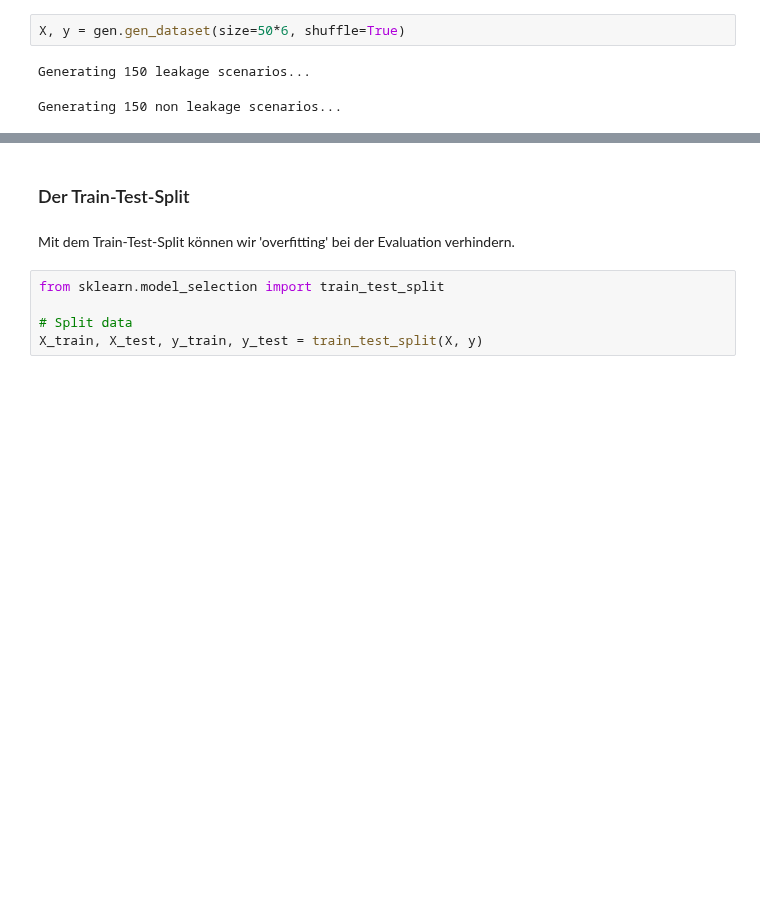
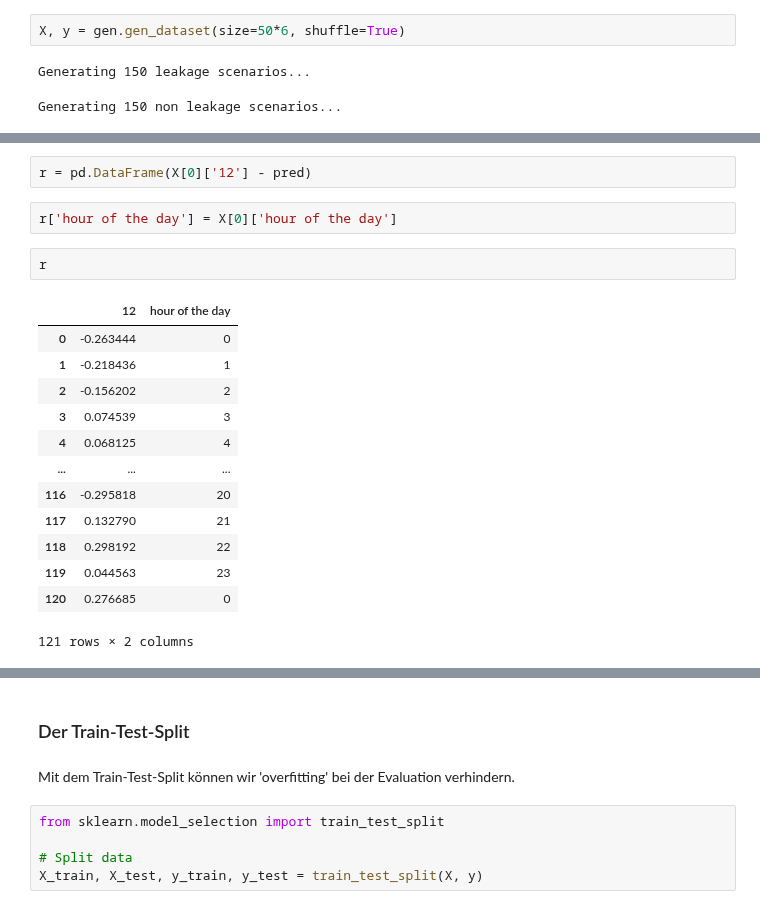
Before and after one commit to JulianBvW/BA-WDN-Leakage-Detection, a Jupyter notebook: LeakageDetection.ipynb, the cells around one changed output, grey strips where cells are left out. Drawn from its saved outputs; the diff is of its cells as text; blank space fills up the shorter version.

```diff
--- a/LeakageDetection.ipynb
+++ b/LeakageDetection.ipynb
@@ -118,0 +155,20 @@ Generating 150 non leakage scenarios...
+# %%
+r = pd.DataFrame(X[0]['12'] - pred)
+# %%
+r['hour of the day'] = X[0]['hour of the day']
+# %%
+r
+# %% [output]
+|  | 12 | hour of the day |
+| 0 | -0.263444 | 0 |
+| 1 | -0.218436 | 1 |
+| 2 | -0.156202 | 2 |
+| 3 | 0.074539 | 3 |
+| 4 | 0.068125 | 4 |
+| ... | ... | ... |
+| 116 | -0.295818 | 20 |
+| 117 | 0.132790 | 21 |
+| 118 | 0.298192 | 22 |
+| 119 | 0.044563 | 23 |
+| 120 | 0.276685 | 0 |
+121 rows × 2 columns
```
Also changed, not shown: parts of 19 cells of this notebook, 1 other file.
